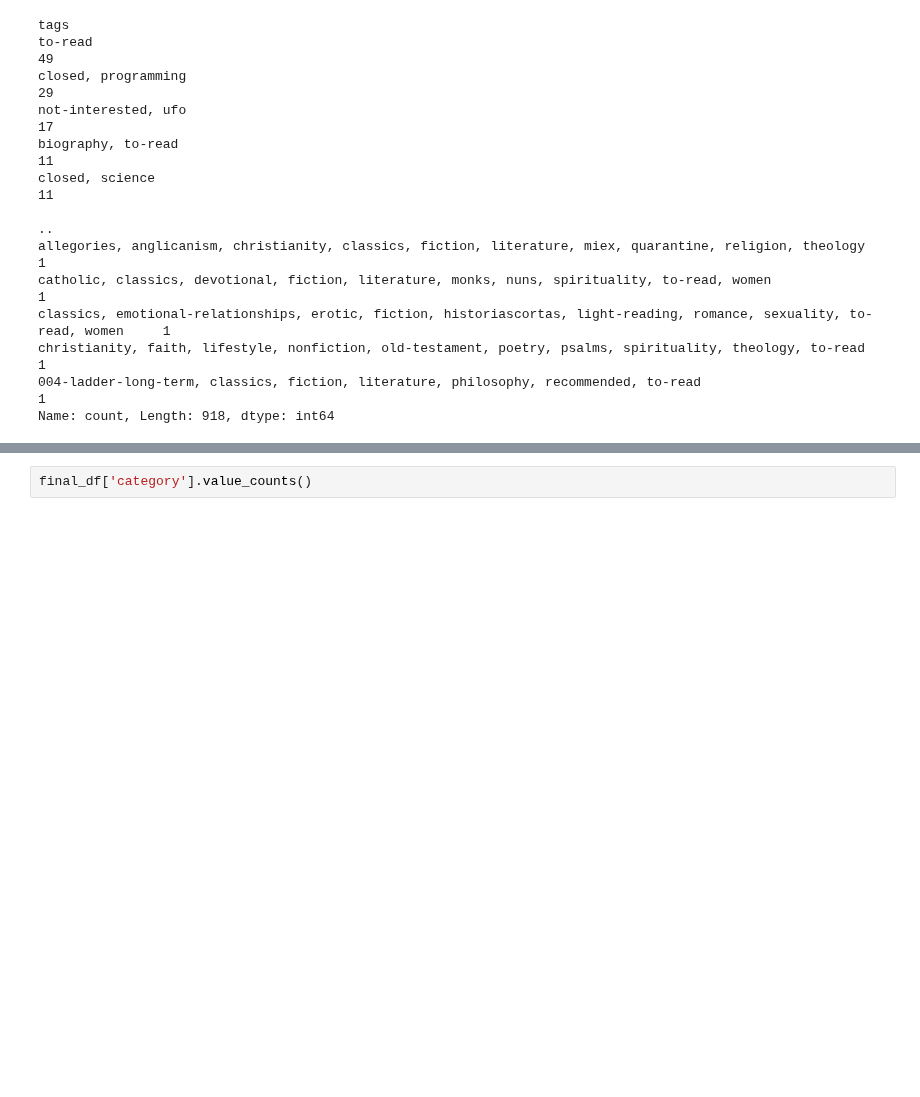
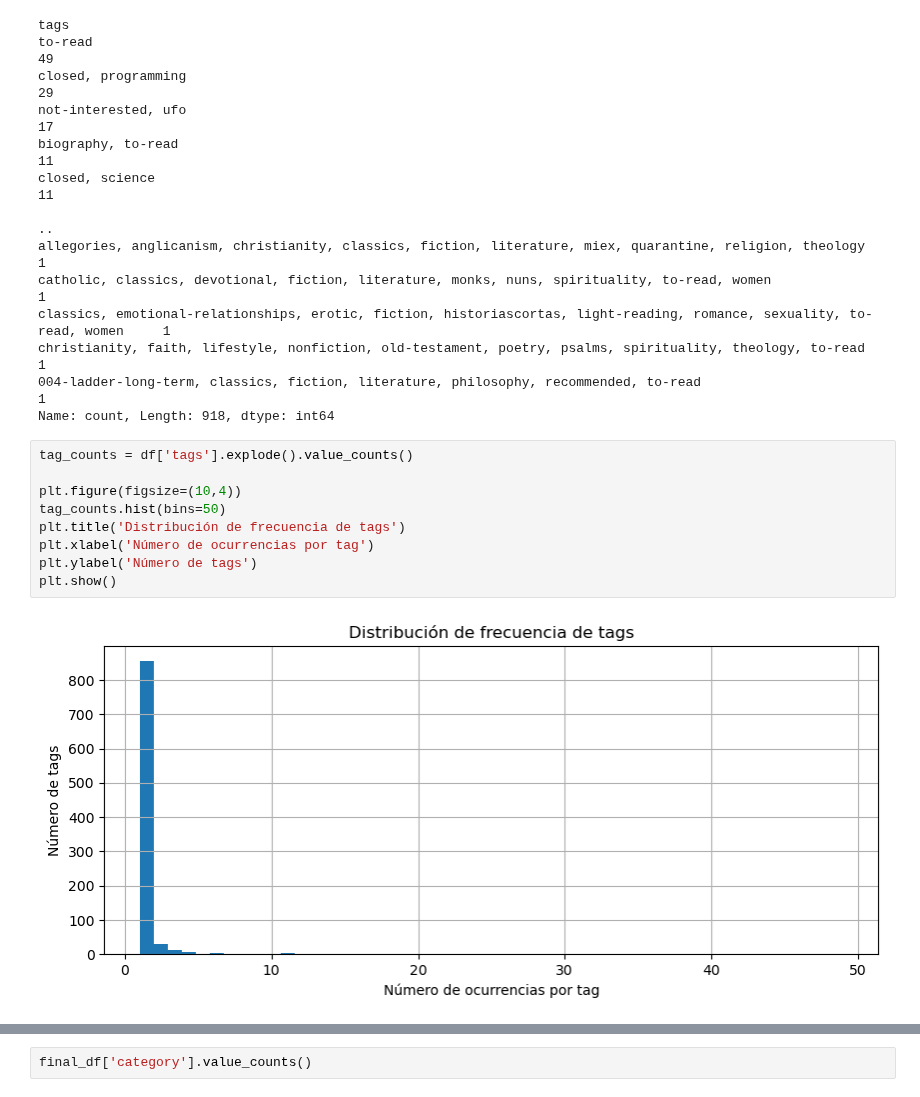
Before and after one commit to jesuserro/BiblioNLP-Automatic-Tagging-Semantic-Book-Search, a Jupyter notebook: notebooks/1_EDA.ipynb, the cells around one changed output, grey strips where cells are left out. Drawn from its saved outputs; the diff is of its cells as text; blank space fills up the shorter version.

```diff
--- a/notebooks/1_EDA.ipynb
+++ b/notebooks/1_EDA.ipynb
@@ -80,4 +84,15 @@ classics, emotional-relationships, erotic, fiction, historiascortas, light-readi
 christianity, faith, lifestyle, nonfiction, old-testament, poetry, psalms, spirituality, theology, to-read                 1
 004-ladder-long-term, classics, fiction, literature, philosophy, recommended, to-read                                      1
 Name: count, Length: 918, dtype: int64
+# %%
+tag_counts = df['tags'].explode().value_counts()
+
+plt.figure(figsize=(10,4))
+tag_counts.hist(bins=50)
+plt.title('Distribución de frecuencia de tags')
+plt.xlabel('Número de ocurrencias por tag')
+plt.ylabel('Número de tags')
+plt.show()
+# %% [output]
+[figure, added]
 # %%
```
Also changed, not shown: parts of 4 cells of this notebook, 1 other file.
